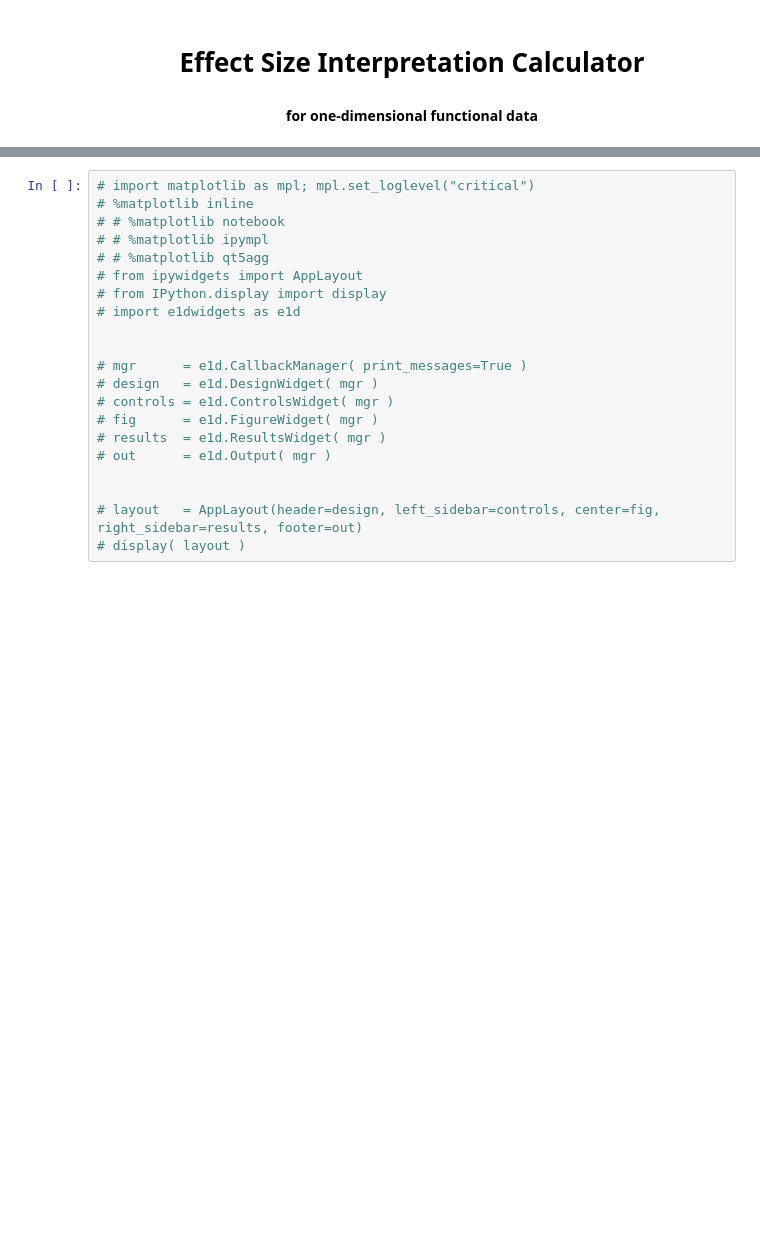
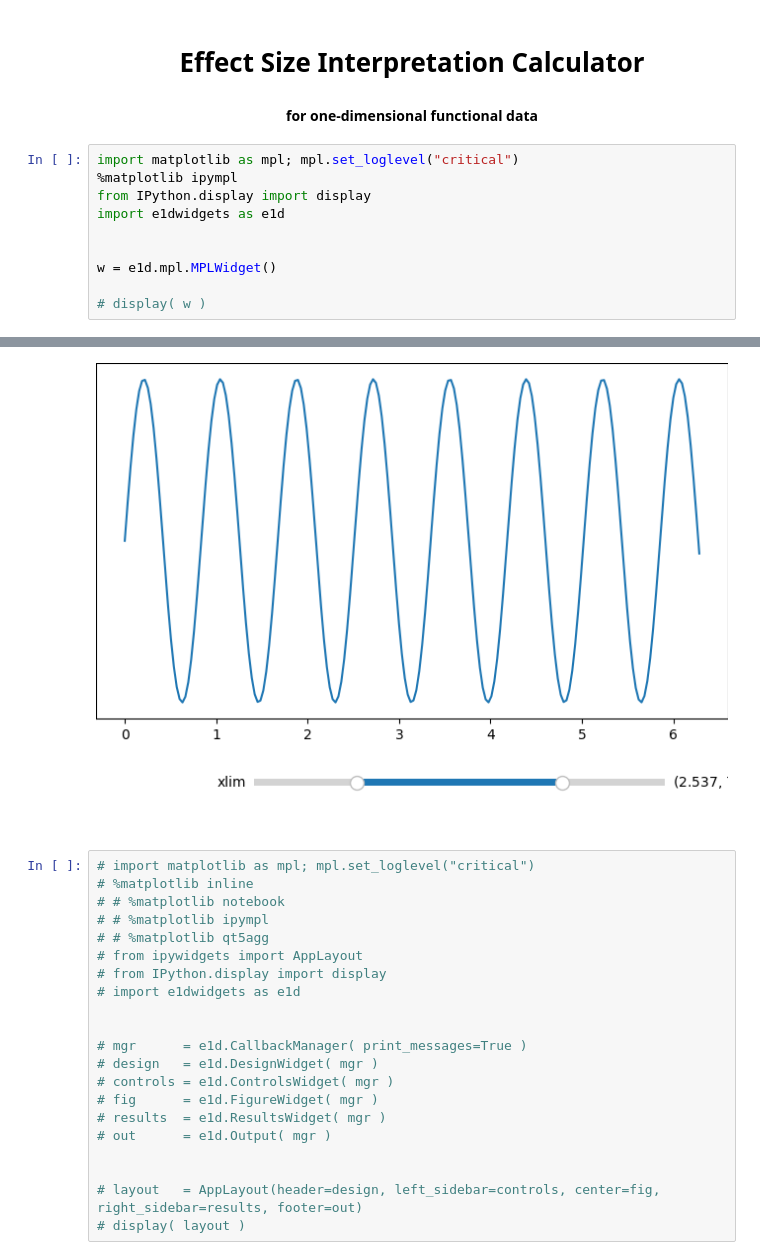
Before and after one commit to 0todd0000/effect1d, a Jupyter notebook: content/app.ipynb, the cells around one changed output, grey strips where cells are left out. Drawn from its saved outputs; the diff is of its cells as text; blank space fills up the shorter version.

```diff
--- a/content/app.ipynb
+++ b/content/app.ipynb
@@ -3,3 +3,14 @@
 <h1 style="text-align:center;">Effect Size Interpretation Calculator</h1>
 
 <h4 style="text-align:center;">for one-dimensional functional data </h4>
+# %%
+import matplotlib as mpl; mpl.set_loglevel("critical")
+%matplotlib ipympl
+from IPython.display import display
+import e1dwidgets as e1d
+
+
+w = e1d.mpl.MPLWidget()
+
+# display( w )
+# %% [output]
@@ -6,3 +18,4 @@
+[figure, added]
 # %%
 # import matplotlib as mpl; mpl.set_loglevel("critical")
 # %matplotlib inline
```
Also changed, not shown: parts of 2 cells of this notebook, 3 other files.
